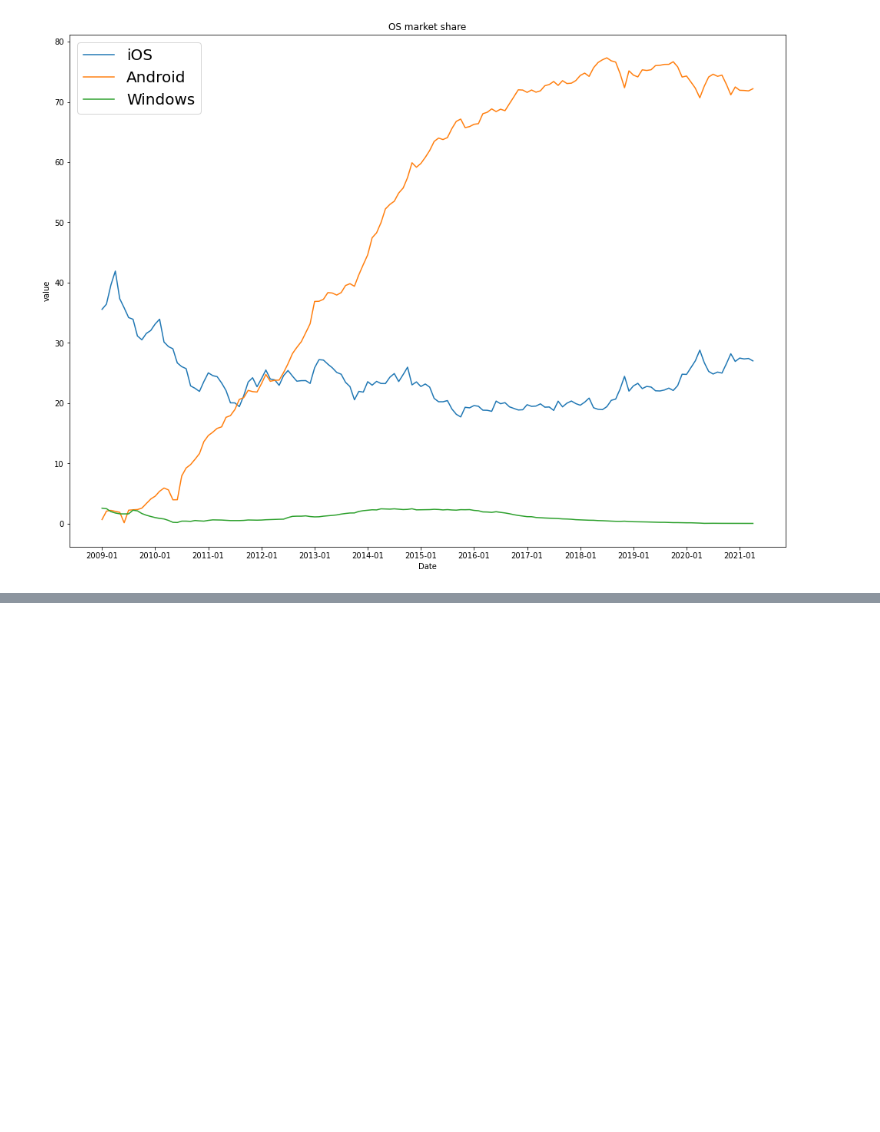
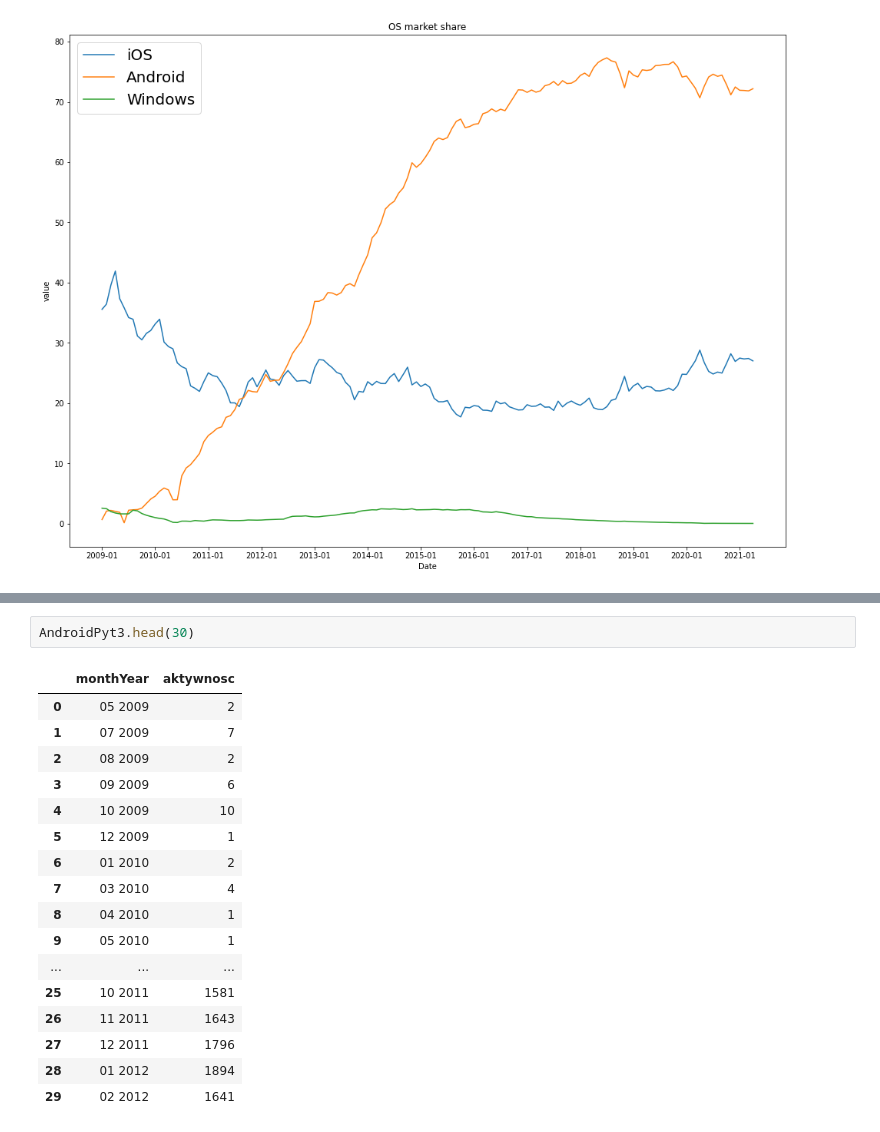
Before and after one commit to alexmal01/PDU_Proj3, a Jupyter notebook: Data Visualization.ipynb, the cells around one changed output, grey strips where cells are left out. Saved outputs shown, nothing was run; the diff lists cells and outputs as text; blank space fills up the shorter version.

```diff
--- a/Data Visualization.ipynb
+++ b/Data Visualization.ipynb
@@ -81,0 +154,20 @@ plt.show()
+# %%
+AndroidPyt3.head(30)
+# %% [output]
+|  | monthYear | aktywnosc |
+| 0 | 05 2009 | 2 |
+| 1 | 07 2009 | 7 |
+| 2 | 08 2009 | 2 |
+| 3 | 09 2009 | 6 |
+| 4 | 10 2009 | 10 |
+| 5 | 12 2009 | 1 |
+| 6 | 01 2010 | 2 |
+| 7 | 03 2010 | 4 |
+| 8 | 04 2010 | 1 |
+| 9 | 05 2010 | 1 |
+| ... | ... | ... |
+| 25 | 10 2011 | 1581 |
+| 26 | 11 2011 | 1643 |
+| 27 | 12 2011 | 1796 |
+| 28 | 01 2012 | 1894 |
+| 29 | 02 2012 | 1641 |
```
Also changed, not shown: parts of 8 cells of this notebook, 1 other file.
